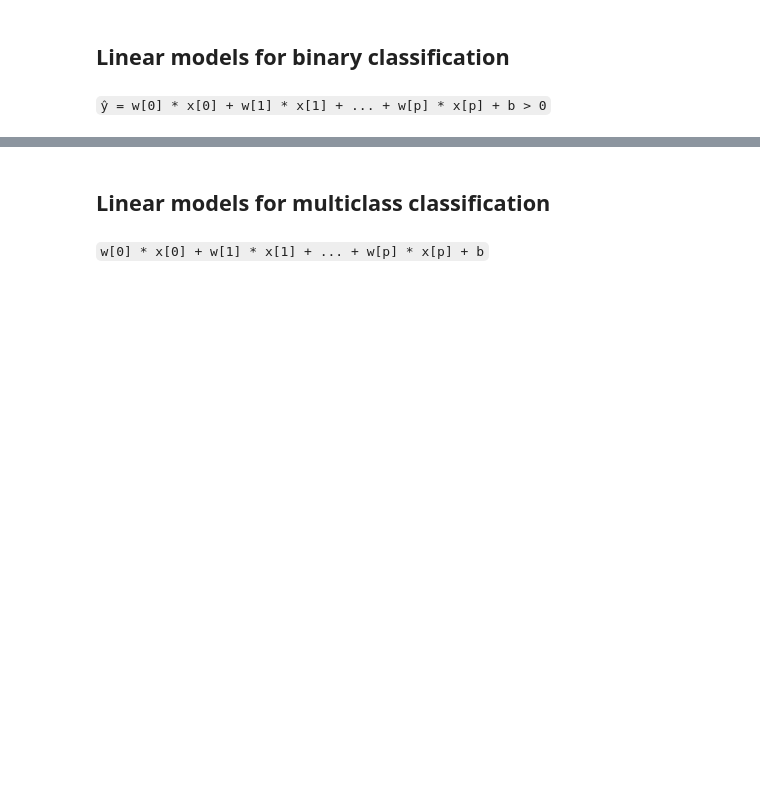
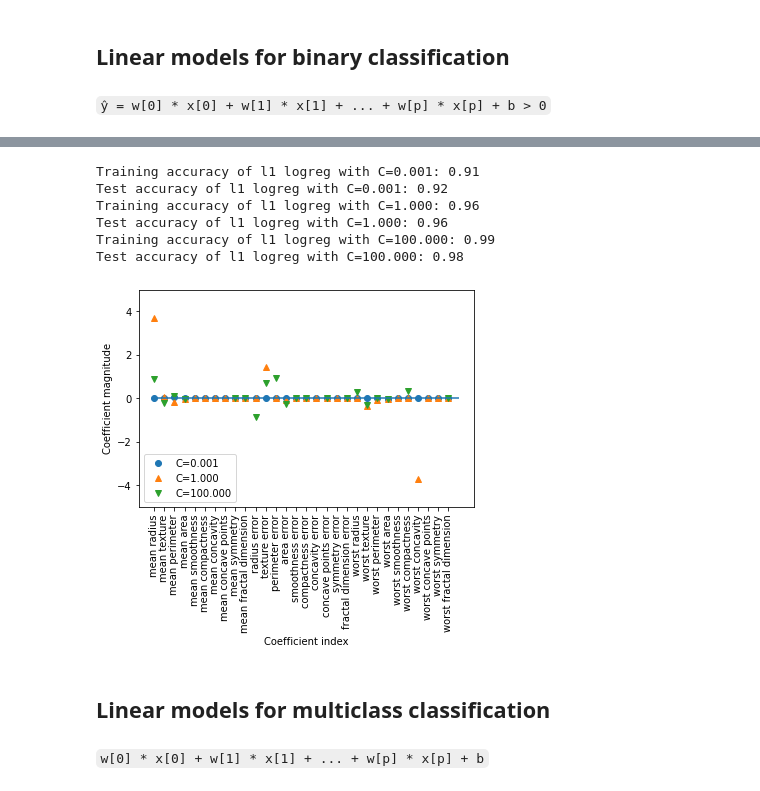
Before and after one commit to icta-tecaji/python-machine-learning-public, a Jupyter notebook: 02_Nadzorovano_ucenje/03_Linear_Models_CLEAN.ipynb, the cells around one changed output, grey strips where cells are left out. Saved outputs shown, nothing was run; the diff lists cells and outputs as text; code cells hidden in the pictures; blank space fills up the shorter version.

```diff
--- a/02_Nadzorovano_ucenje/03_Linear_Models_CLEAN.ipynb
+++ b/02_Nadzorovano_ucenje/03_Linear_Models_CLEAN.ipynb
@@ -287,17 +337,25 @@ plt.show()
 # %%
 for C, marker in zip([0.001, 1, 100], ['o', '^', 'v']):
-    lr_l1 = LogisticRegression(C=C, penalty="l1", solver="liblinear").fit(X_train, y_train)
+    lr_l1 = LogisticRegression(C=C, penalty="l1", solver="liblinear", max_iter=10000).fit(X_train, y_train)
     print(f"Training accuracy of l1 logreg with C={C:.3f}: {lr_l1.score(X_train, y_train):.2f}")
     print(f"Test accuracy of l1 logreg with C={C:.3f}: {lr_l1.score(X_test, y_test):.2f}")
     plt.plot(lr_l1.coef_.T, marker, label=f"C={C:.3f}")
 
 plt.xticks(range(cancer.data.shape[1]), cancer.feature_names, rotation=90)
 plt.hlines(0, 0, cancer.data.shape[1])
 plt.xlabel("Coefficient index")
 plt.ylabel("Coefficient magnitude")
 plt.ylim(-5, 5)
 plt.legend(loc=3)
 plt.show()
+# %% [output]
+Training accuracy of l1 logreg with C=0.001: 0.91
+Test accuracy of l1 logreg with C=0.001: 0.92
+Training accuracy of l1 logreg with C=1.000: 0.96
+Test accuracy of l1 logreg with C=1.000: 0.96
+Training accuracy of l1 logreg with C=100.000: 0.99
+Test accuracy of l1 logreg with C=100.000: 0.98
+[figure, added]
 # %% [markdown]
 ## Linear models for multiclass classification
 # %% [markdown]
```
Also changed, not shown: parts of 19 cells of this notebook, 3 other files.
